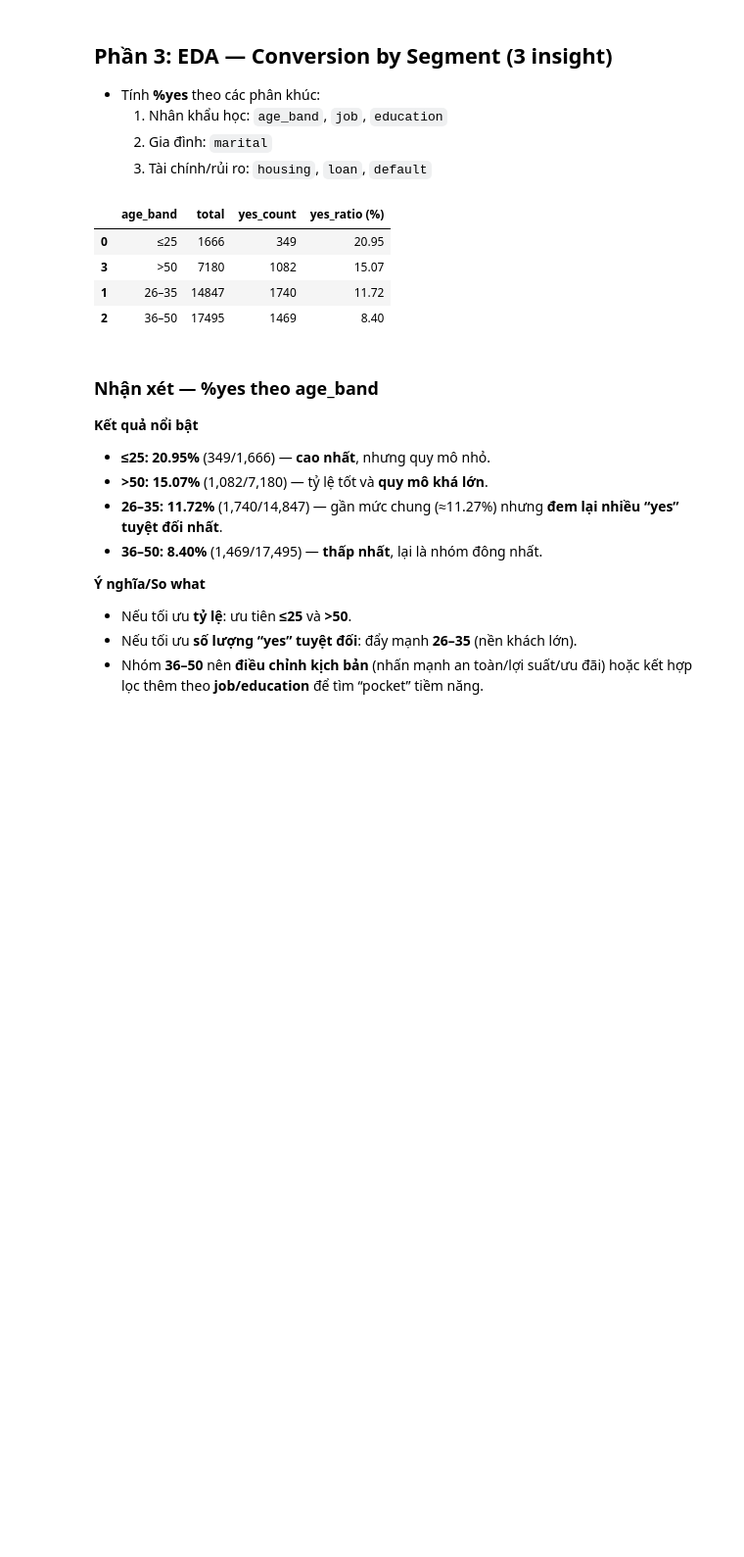
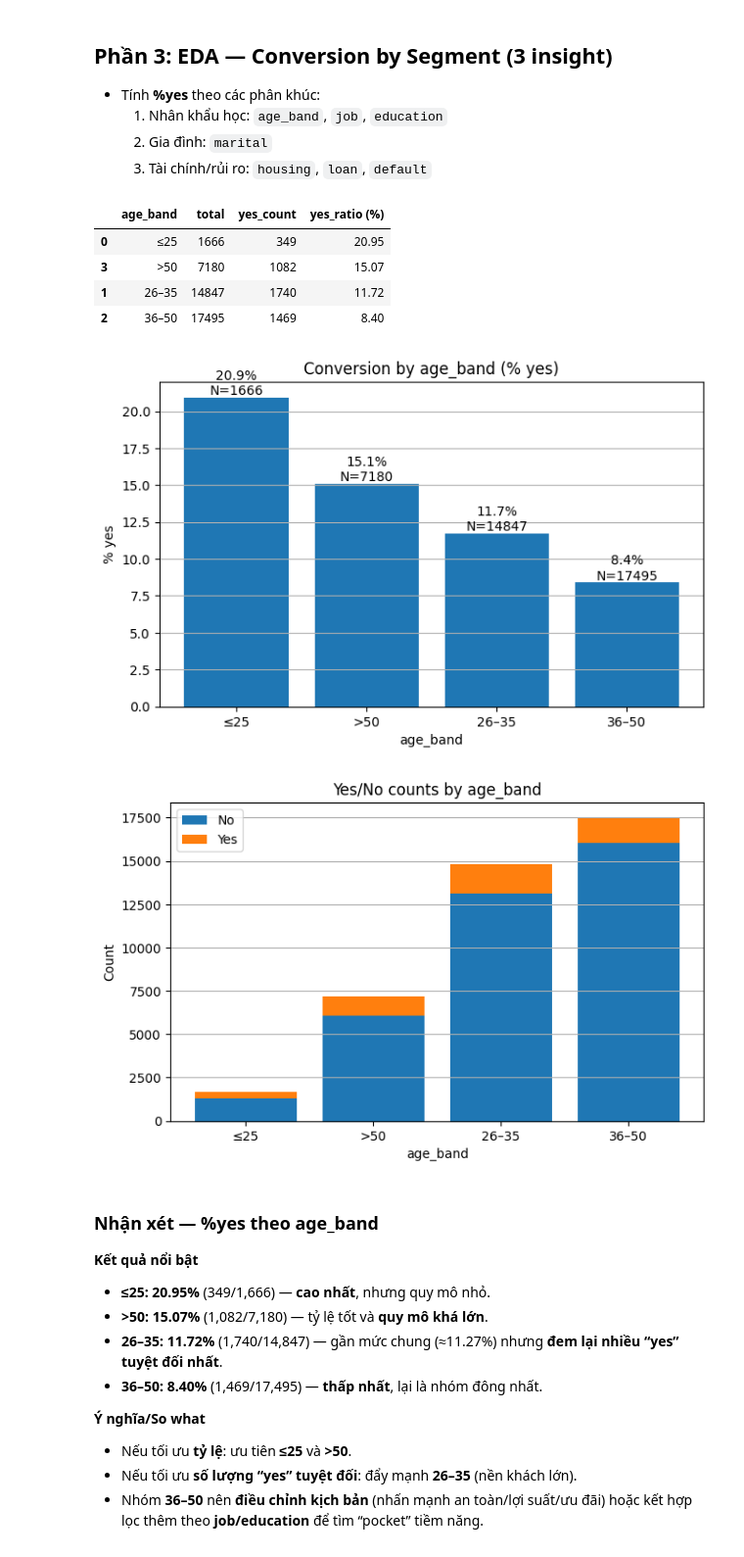
Before and after one commit to hungfnguyen/marketing-bank-prediction, a Jupyter notebook: notebooks/01_personal_profiles.ipynb, the cells around one changed output. Shown at 98% size. Cells and saved outputs as stored; diff of their text form; code cells hidden in the pictures; blank space fills up the shorter version.

```diff
--- a/notebooks/01_personal_profiles.ipynb
+++ b/notebooks/01_personal_profiles.ipynb
@@ -248,17 +285,48 @@ def conversion_table(df_in, group_col, y_col="y_bin", min_support=0):
 # %%
 # Tạo age band: ≤25, 26–35, 36–50, >50
 age_bins = [-1, 25, 35, 50, 200]
 age_labels = ["≤25", "26–35", "36–50", ">50"]
 df_personal["age_band"] = pd.cut(df_personal["age"], bins=age_bins, labels=age_labels)
 
 conv_age = conversion_table(df_personal, "age_band")
 display(conv_age)
+# --- Biểu đồ cho Conversion theo age_band (giữ nguyên bảng) ---
+import matplotlib.pyplot as plt
+import numpy as np
+
+# 1) Bar chart %yes theo age_band (đã được sort sẵn trong conv_age)
+_x = conv_age["age_band"].astype(str).tolist()
+_y = conv_age["yes_ratio (%)"].to_numpy()
+_n = conv_age["total"].to_numpy()
+
+plt.figure(figsize=(7.5, 4.5))
+plt.bar(_x, _y)
+for i, (v, n) in enumerate(zip(_y, _n)):
+    plt.text(i, v, f"{v:.1f}%\nN={n}", ha="center", va="bottom")
+plt.title("Conversion by age_band (% yes)")
+plt.xlabel("age_band"); plt.ylabel("% yes")
+plt.grid(True, axis="y"); plt.show()
+
+# 2) Stacked bar Yes/No theo age_band (nhìn tổng thể quy mô & tỉ lệ)
+yes = conv_age["yes_count"].to_numpy()
+no  = conv_age["total"].to_numpy() - yes
+x = np.arange(len(_x))
+
+plt.figure(figsize=(7.5, 4.5))
+plt.bar(x, no, label="No")
+plt.bar(x, yes, bottom=no, label="Yes")
+plt.xticks(x, _x)
+plt.title("Yes/No counts by age_band")
+plt.xlabel("age_band"); plt.ylabel("Count")
+plt.legend(); plt.grid(True, axis="y"); plt.show()
 # %% [output]
 |  | age_band | total | yes_count | yes_ratio (%) |
 | 0 | ≤25 | 1666 | 349 | 20.95 |
 | 3 | >50 | 7180 | 1082 | 15.07 |
 | 1 | 26–35 | 14847 | 1740 | 11.72 |
 | 2 | 36–50 | 17495 | 1469 | 8.40 |
+[figure, added]
+[figure, added]
 # %% [markdown]
 ### Nhận xét — %yes theo **age_band**
 
```
Also changed, not shown: parts of 48 cells of this notebook, 1 other file.
